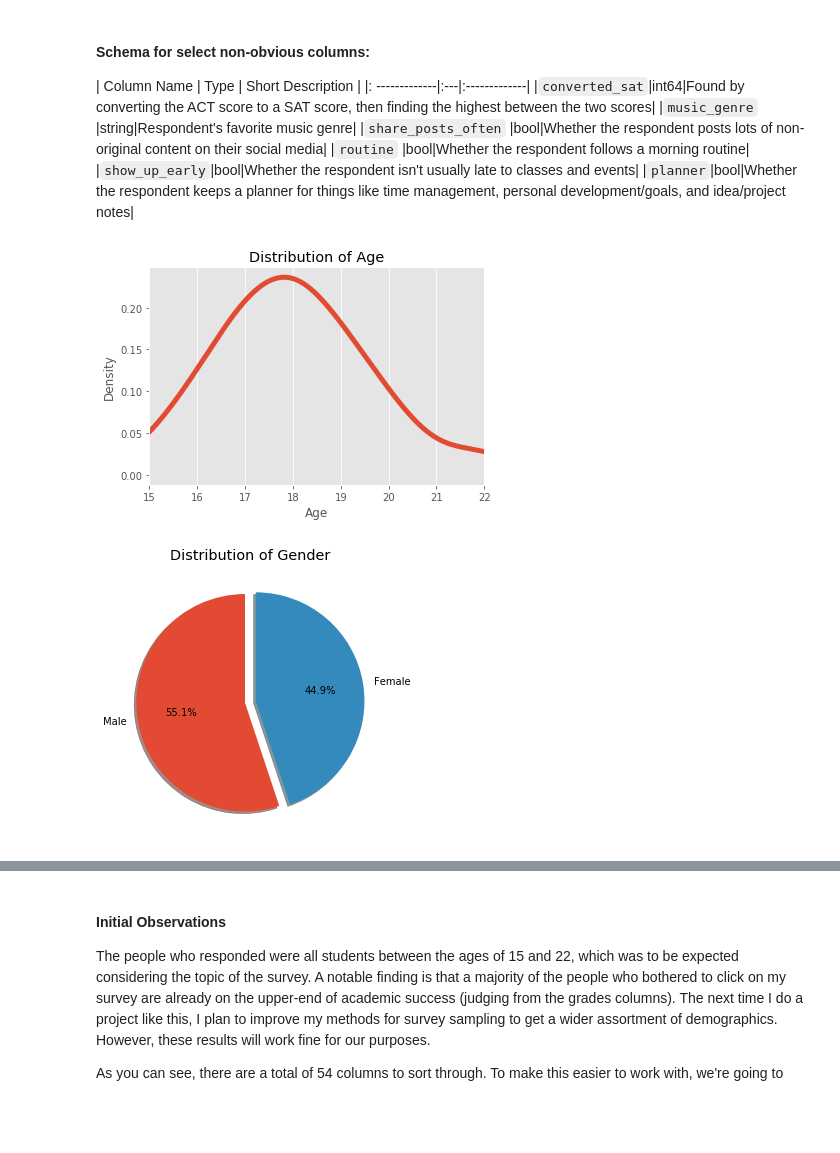
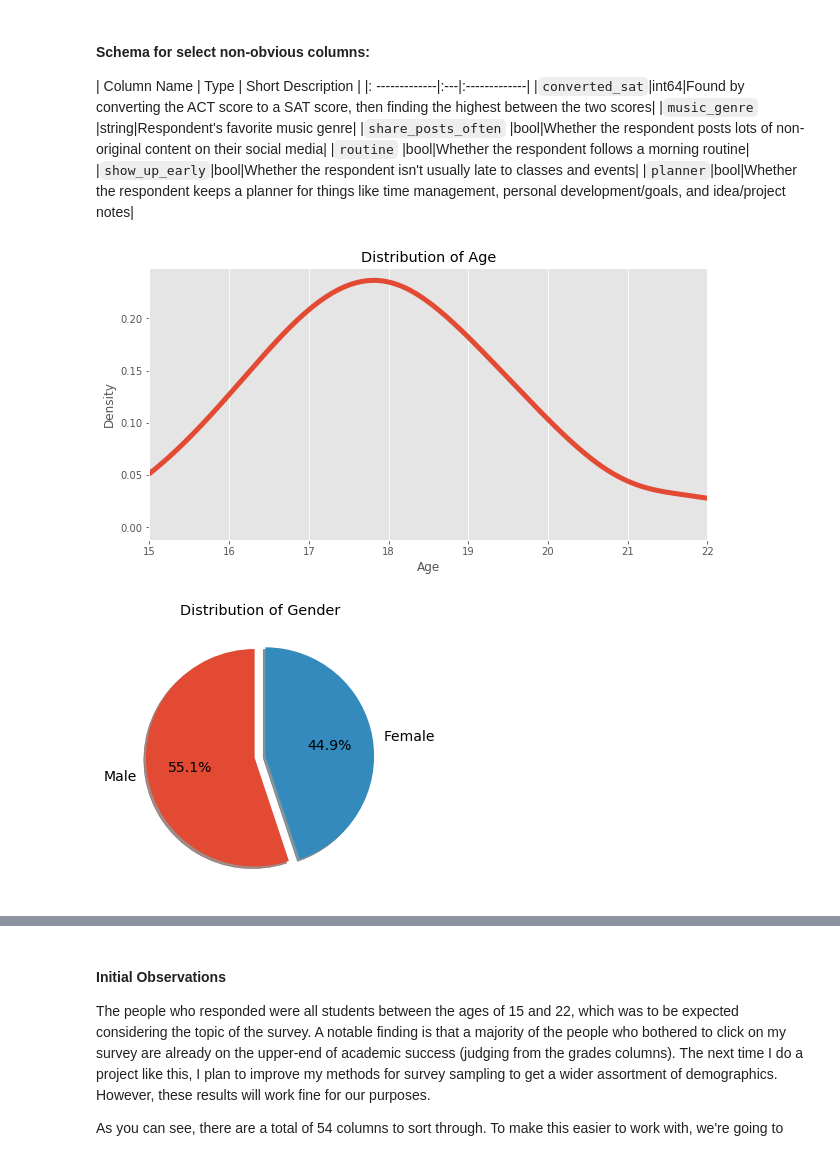
Before and after one commit to dennisfarmer/Factors-of-Academic-Success, a Jupyter notebook: eda.ipynb, the cells around one changed output, grey strips where cells are left out. Drawn from its saved outputs; the diff is of its cells as text; code cells hidden in the pictures; blank space fills up the shorter version.

```diff
--- a/eda.ipynb
+++ b/eda.ipynb
@@ -76,30 +82,31 @@ memory usage: 13.0+ KB
 |`planner`|bool|Whether the respondent keeps a planner for things like time management, personal development/goals, and idea/project notes|
 # %%
 #fig, ax = plt.subplots()
-ax = surveydata.age.plot.kde(linewidth=5)
+ax = surveydata.age.plot.kde(linewidth=5, figsize = (10,5))
 
 ax.set_title("Distribution of Age")
 ax.set_xlabel("Age")
 ax.set_xlim(surveydata.age.min(),surveydata.age.max())
 plt.grid(axis="y")
 plt.savefig('Graphs/AgeDistribution.png')
 
 plt.show()
 # %% [output]
-[figure, old version]
+[figure, new version]
 # %%
 fig, ax = plt.subplots(figsize = (10,5))
 data = surveydata.gender.value_counts()
 
 ax.pie(data.values, explode=(0.05,0.05),
        labels=data.index, autopct='%1.1f%%',
-       shadow=True, startangle=90)
+       shadow=True, startangle=90, textprops={'fontsize': 14})
+
 
 ax.set_title("Distribution of Gender")
 plt.savefig('Graphs/GenderDistribution.png')
 plt.show()
 # %% [output]
-[figure, old version]
+[figure, new version]
 # %%
 surveydata[25:].head()
 # %% [output]
```
Also changed, not shown: parts of 21 cells of this notebook, 4 other files.
